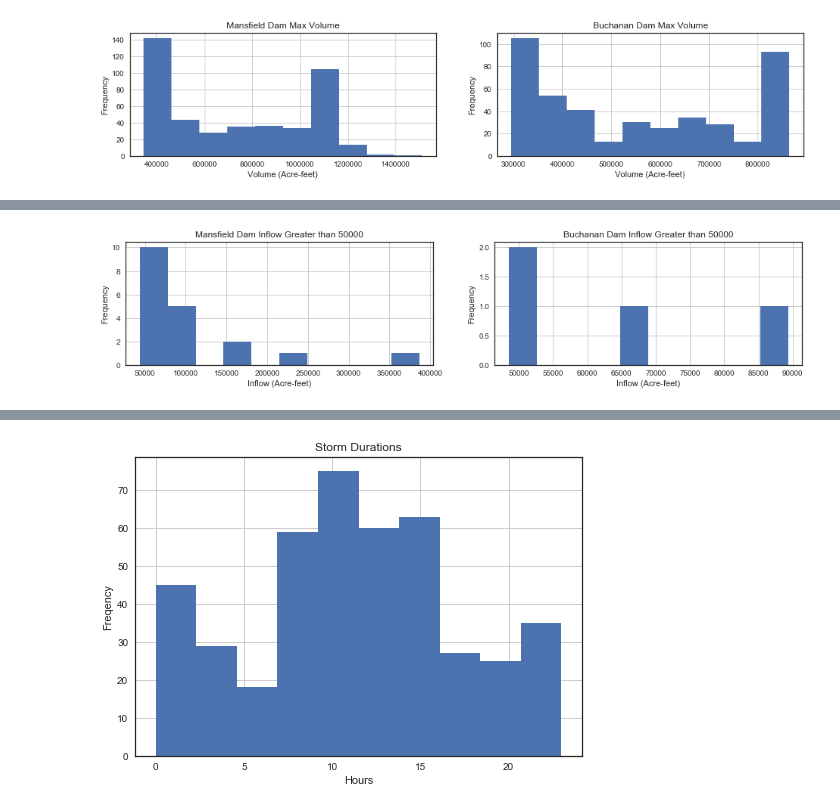
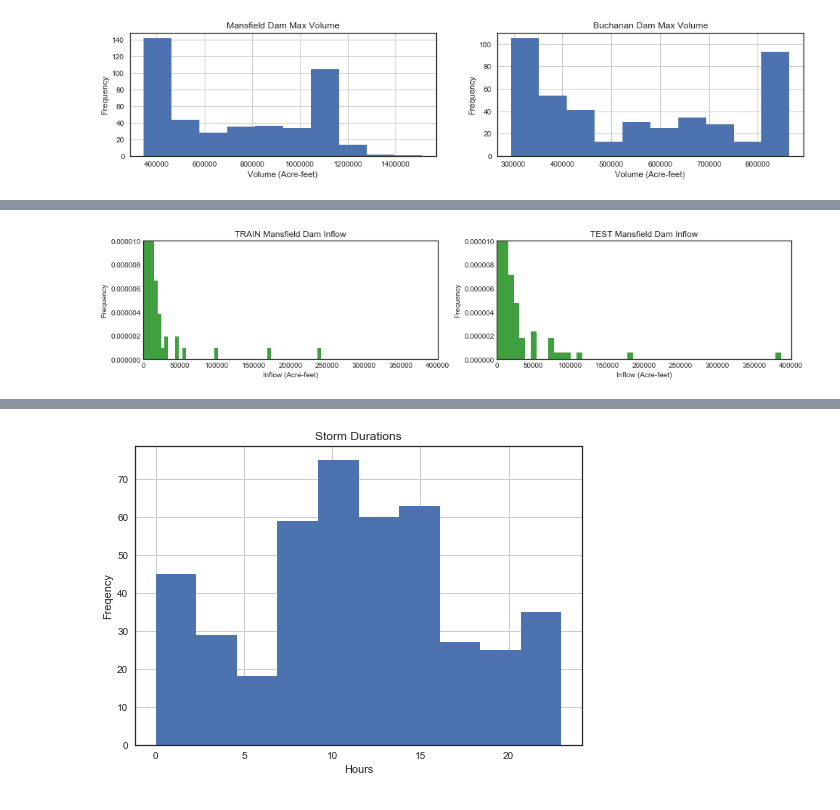
Before and after one commit to tyler-civitas/highland_lakes_inflow, a Jupyter notebook: HL_Model_Wrk.ipynb, the cells around one changed output, grey strips where cells are left out. Drawn from its saved outputs; the diff is of its cells as text; code cells hidden in the pictures.

Commit message:
Images added

```diff
--- a/HL_Model_Wrk.ipynb
+++ b/HL_Model_Wrk.ipynb
@@ -478,7 +603,7 @@ Xdf.head()
 from sklearn.model_selection import KFold
 from sklearn.linear_model import LinearRegression, Ridge
 from sklearn.preprocessing import PolynomialFeatures
-from sklearn.metrics import mean_squared_error
+from sklearn.metrics import mean_squared_error, mean_absolute_error
 from math import sqrt
 
 # pf = PolynomialFeatures(degree=3)
@@ -489,6 +614,12 @@ from math import sqrt
 
 kf = KFold(n_splits=5)
 
+regmselist = []
+regmaelist = []
+
+ridgemselist = []
+ridgemaelist = []
+
 for train_index, test_index in kf.split(X):
     X_train, X_test = X[train_index], X[test_index]
     y_train, y_test = y[train_index], y[test_index]
@@ -498,10 +629,12 @@ for train_index, test_index in kf.split(X):
     regscore = reg.score(X_test, y_test)
     y_pred = reg.predict(X_test)
     mse = mean_squared_error(y_test, y_pred)
+    mae = mean_absolute_error(y_test, y_pred)
     print "Regular R^2 Score {}".format(regscore)
     print "Regular Root Mean Squared Error {}".format(sqrt(mse))
-    regmselist = []
+    print "Regular Mean Absolute Error {}".format(mae)
     regmselist.append(sqrt(mse))
+    regmaelist.append(mae)
 
 
     ridge = Ridge(alpha = 1)
@@ -509,15 +642,19 @@ for train_index, test_index in kf.split(X):
     ridgescore = ridge.score(X_test, y_test)
     y_pred = ridge.predict(X_test)
     mseridge = mean_squared_error(y_test, y_pred)
+    mae = mean_absolute_error(y_test, y_pred)
     print "Ridge R^2 Score {}".format(ridgescore)
     print "Ridge Root Mean Squared Error {}".format(sqrt(mseridge))
-    ridgemselist = []
-    ridgemselist.append(sqrt(mseridge))
+    print "Ridge Mean Absolute Error {}".format(mae)
+    ridgemselist.append(sqrt(mse))
+    ridgemaelist.append(mae)
 
     print "-" * 40
 
 print "Average Regular Regression RSME {}".format(sum(regmselist)/len(regmselist))
 print "Average Ridge Regression RSME {}".format(sum(ridgemselist)/len(ridgemselist))
+print "Average Regular Regression MAE {}".format(sum(regmaelist)/len(regmaelist))
+print "Average Ridge Regression MAE {}".format(sum(ridgemaelist)/len(ridgemaelist))
 # %% [output]
 Regular R^2 Score 0.179685234148
 Regular Root Mean Squared Error 5445.23581615
@@ -739,22 +1044,62 @@ plt.savefig('images/eda_max_hist.png')
 # %%
-plt.figure(figsize=(16, 3))
+from sklearn.model_selection import train_test_split
+import matplotlib.pyplot as plt
+%matplotlib inline
 
-plt.subplot(121)
+from sklearn.model_selection import KFold
+
+kf = KFold(n_splits=2)
+
+X = Xdf.iloc[:, 2:].values
+y = ydf.loc[:, "Mansfield Dam Inflow"].values
 
 
 
-ax = ydf[ydf['Mansfield Dam Inflow'] > 40000]['Mansfield Dam Inflow'].hist()
-plt.style.use('seaborn-white')
-plt.ylabel('Frequency')
-plt.xlabel("Inflow (Acre-feet)")
-plt.title("Mansfield Dam Inflow Greater than 50000")
+for train_index, test_index in kf.split(X):
 
-plt.subplot(122)
-ax = ydf[ydf['Buchanan Dam Inflow'] > 40000]['Buchanan Dam Inflow'].hist()
-plt.style.use('seaborn-white')
-plt.ylabel('Frequency')
-plt.xlabel("Inflow (Acre-feet)")
-plt.title("Buchanan Dam Inflow Greater than 50000")
-plt.savefig('images/eda_inflowgreater_hist.png')
+    plt.figure(figsize=(16, 3))
+    plt.subplot(121)
+
+    X_train, X_test = X[train_index], X[test_index]
+    y_train, y_test = y[train_index], y[test_index]
+
+    plt.hist(y_train, 50, normed=1, facecolor='green', alpha=0.75)
+    plt.style.use('seaborn-white')
+    plt.ylabel('Frequency')
+    plt.xlabel("Inflow (Acre-feet)")
+    plt.title("TRAIN Mansfield Dam Inflow")
+    ax = plt.gca()
+    ax.set_xlim([0, 400000])
+    ax.set_ylim([0, 0.00001])
+
+    plt.subplot(122)
+    plt.hist(y_test, 50, normed=1, facecolor='green', alpha=0.75)
+    plt.style.use('seaborn-white')
+    plt.ylabel('Frequency')
+    plt.xlabel("Inflow (Acre-feet)")
+    plt.title("TEST Mansfield Dam Inflow")
+    ax = plt.gca()
+    ax.set_xlim([0, 400000])
+    ax.set_ylim([0, 0.00001])
+    # plt.savefig('images/eda_inflowgreater_hist.png')
+    plt.show()
+
+
+
+
+
+# ax = ydf[ydf['Mansfield Dam Inflow'] > 40000]['Mansfield Dam Inflow'].hist()
+# plt.style.use('seaborn-white')
+# plt.ylabel('Frequency')
+# plt.xlabel("Inflow (Acre-feet)")
+# plt.title("Mansfield Dam Inflow Greater than 50000")
+
+# plt.subplot(122)
+# ax = ydf[ydf['Buchanan Dam Inflow'] > 40000]['Buchanan Dam Inflow'].hist()
+# plt.style.use('seaborn-white')
+# plt.ylabel('Frequency')
+# plt.xlabel("Inflow (Acre-feet)")
+# plt.title("Buchanan Dam Inflow Greater than 50000")
+# plt.savefig('images/eda_inflowgreater_hist.png')
 # %% [output]
-[figure, old version]
+[figure, new version]
```
Also changed, not shown: parts of 29 cells of this notebook, 8 other files.
